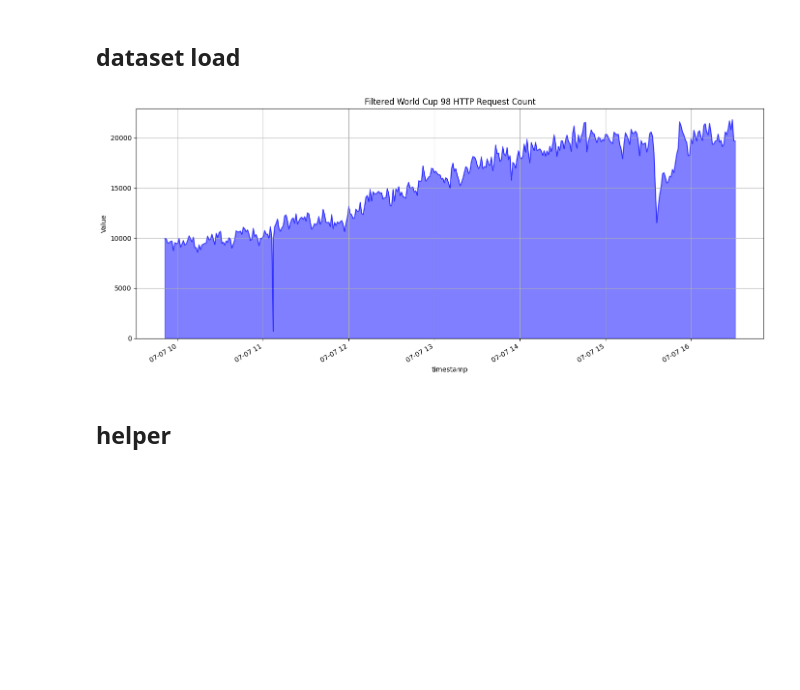
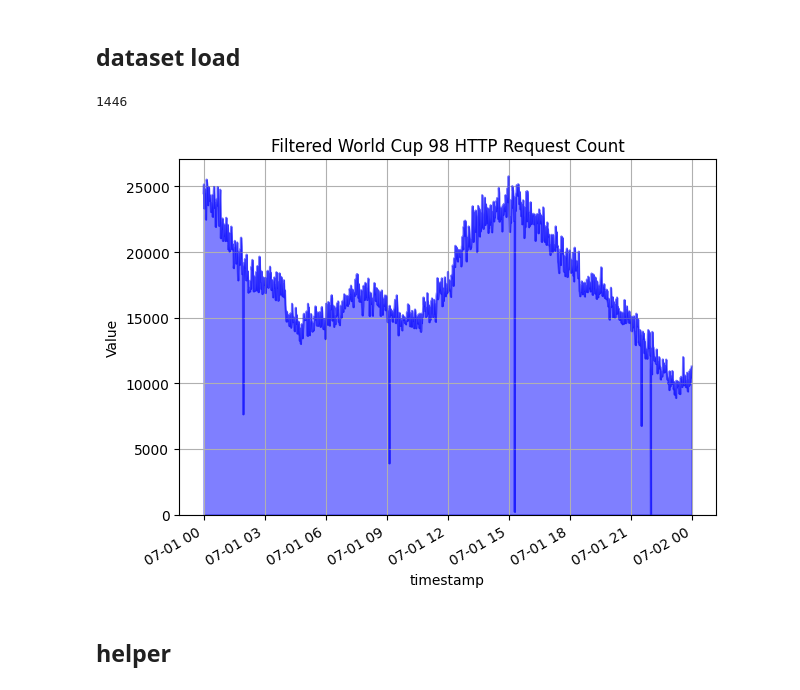
Before and after one commit to hasyimashari/skripsi_autoscaler-evaluation, a Jupyter notebook: auto-scaler-evaluation.ipynb, the cells around one changed output. Saved outputs shown, nothing was run; the diff lists cells and outputs as text; code cells hidden in the pictures; blank space fills up the shorter version.

```diff
--- a/auto-scaler-evaluation.ipynb
+++ b/auto-scaler-evaluation.ipynb
@@ -27,24 +27,24 @@ E0000 00:00:1751137562.131161      13 cuda_blas.cc:1418] Unable to register cuBL
 # %%
 wcdf = pd.read_csv('/kaggle/input/fifa-wc98/merged_data.csv',
                    usecols=["timestamp", "value"],
                    index_col=["timestamp"],
                    parse_dates=["timestamp"]
                   ).sort_index()
 
+df_filtered = wcdf.loc['1998-07-01 00:00:00':'1998-07-02 00:00:00']
 
-df_filtered = wcdf.loc['1998-07-07 09:51:00':'1998-07-07 16:31:00']
-
-plt.figure(figsize=(14, 6))
+print(len(df_filtered))
 
 df_filtered['value'].plot(kind='area', color='blue', alpha=0.5)
 
 plt.title('Filtered World Cup 98 HTTP Request Count')
 plt.ylabel('Value')
 plt.grid(True)
 plt.tight_layout()
 plt.show()
 # %% [output]
+1446
-[figure, old version]
+[figure, new version]
 # %% [markdown]
 ## helper
 # %% [markdown]
```
Also changed, not shown: parts of 5 cells of this notebook.
